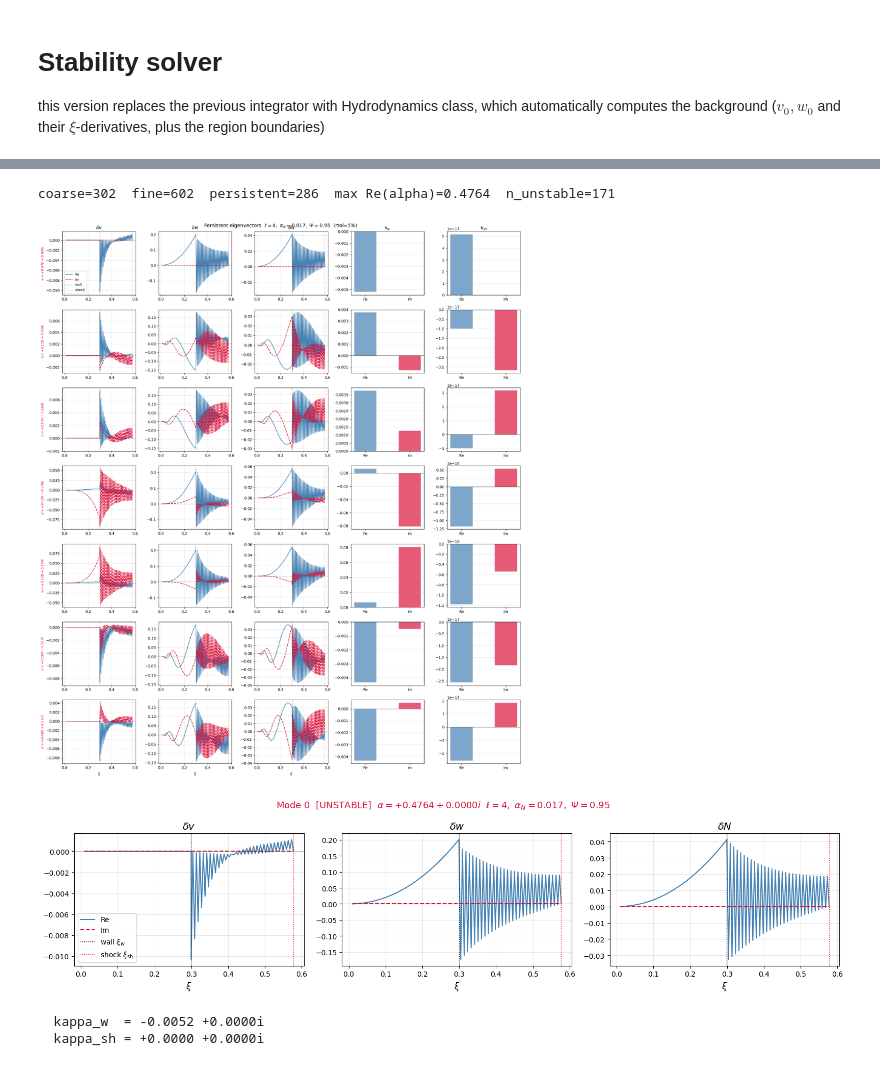
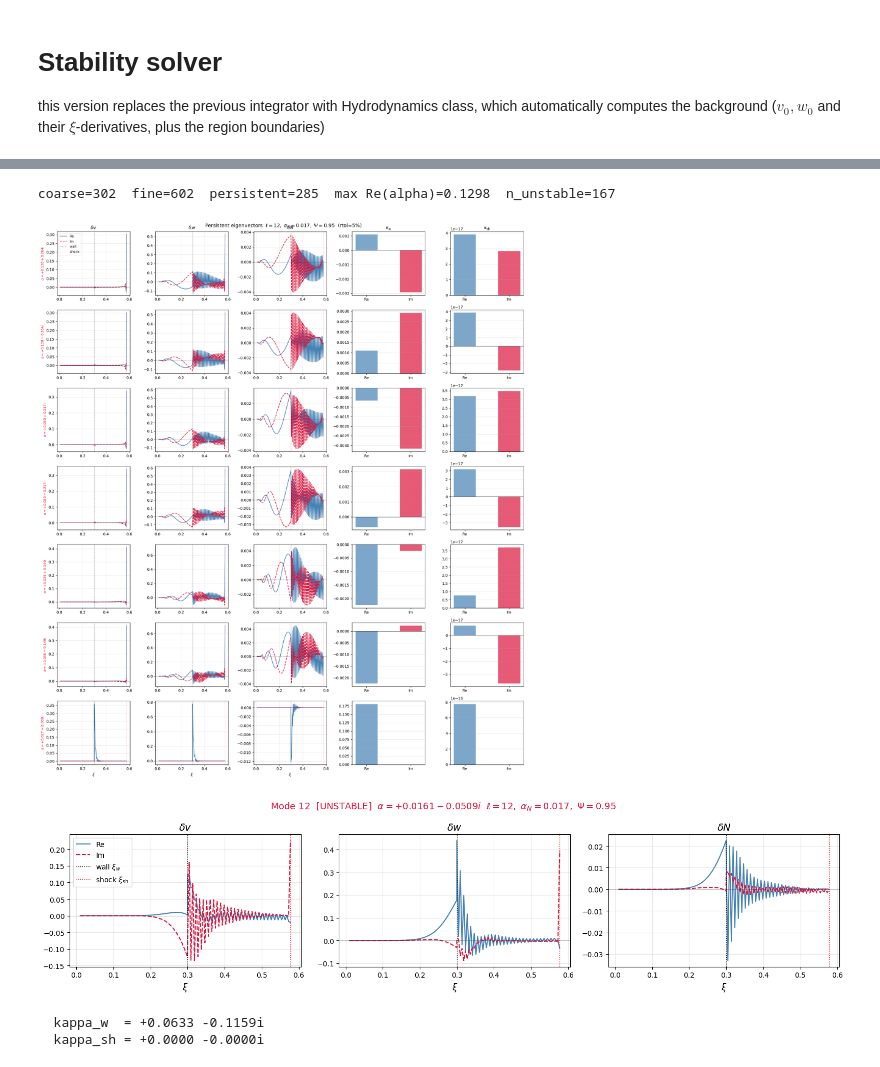
Before and after one commit to charlottemyers/FOPTstability, a Jupyter notebook: stability_solver_hydro.ipynb, the cells around one changed output, grey strips where cells are left out. Saved outputs shown, nothing was run; the diff lists cells and outputs as text; code cells hidden in the pictures.

```diff
--- a/stability_solver_hydro.ipynb
+++ b/stability_solver_hydro.ipynb
@@ -391,7 +459,7 @@ persistent modes, largest Re(alpha) first:
 ##### Visualize the eigenvectors (5 fields)
 ###########################################################################
 
-ELL_VIZ  = 4
+ELL_VIZ  = 12
 N_MODES  = 7
 RES_SCALE = 2
 
@@ -458,41 +526,41 @@ else:
         bulk = vec[:NF*Ng].reshape(Ng, NF)
         kw   = vec[ikw];  ksh = vec[iksh]
 
         for col in range(NF):
             ax = axes[row, col]
             ax.plot(xi, bulk[:, col].real, color='steelblue', label='Re')
             ax.plot(xi, bulk[:, col].imag, color='crimson',   label='Im', ls='--')
             ax.axvline(bg['xi_w'],  ls=':', c='k', lw=0.8, alpha=0.7, label='wall')
             ax.axvline(bg['xi_sh'], ls=':', c='r', lw=0.8, alpha=0.7, label='shock')
             ax.axhline(0, c='k', lw=0.5, alpha=0.3)
             ax.grid(alpha=0.3)
             if row == 0:      ax.set_title(FIELD_LABELS[col], fontsize=12)
             if row == n_plot-1: ax.set_xlabel(r'$\xi$')
             if col == 0:
                 color = 'crimson' if alpha.real > 0 else 'steelblue'
                 ax.set_ylabel(rf'$\alpha={alpha.real:+.3f}{alpha.imag:+.3f}i$',
                               fontsize=9, color=color)
             if row == 0 and col == 0: ax.legend(fontsize=9)
 
         for col, (label, val) in enumerate(zip(SURF_LABELS, [kw, ksh]), start=NF):
             ax = axes[row, col]
             ax.bar(['Re', 'Im'], [val.real, val.imag],
                    color=['steelblue', 'crimson'], alpha=0.7, width=0.5)
             ax.axhline(0, c='k', lw=0.5)
             ax.grid(alpha=0.3, axis='y')
             if row == 0: ax.set_title(label, fontsize=12)
 
     plt.tight_layout()
     plt.show()
 # %% [output]
-coarse=302  fine=602  persistent=286  max Re(alpha)=0.4764  n_unstable=171
+coarse=302  fine=602  persistent=285  max Re(alpha)=0.1298  n_unstable=167
-[figure, old version]
+[figure, new version]
 # %%
 ###########################################################################
 ##### Plot the most unstable mode in detail
 ###########################################################################
 
-MODE_IDX = 0
+MODE_IDX = 12
 
 alpha = alphas[MODE_IDX]
 idx   = np.argmin(np.abs(a1 - alpha) / (np.abs(alpha) + 1e-12))
@@ -533,9 +601,9 @@ plt.show()
 print(f"  kappa_w  = {vec[M1['ikw']].real:+.4f} {vec[M1['ikw']].imag:+.4f}i")
 print(f"  kappa_sh = {vec[M1['iksh']].real:+.4f} {vec[M1['iksh']].imag:+.4f}i")
 # %% [output]
-[figure, old version]
+[figure, new version]
-  kappa_w  = -0.0052 +0.0000i
-  kappa_sh = +0.0000 +0.0000i
+  kappa_w  = +0.0633 -0.1159i
+  kappa_sh = +0.0000 -0.0000i
 # %%
 ########################################################################
 # Convergence test for the grid resolution
```
Also changed, not shown: parts of 15 cells of this notebook, 1 other file.
